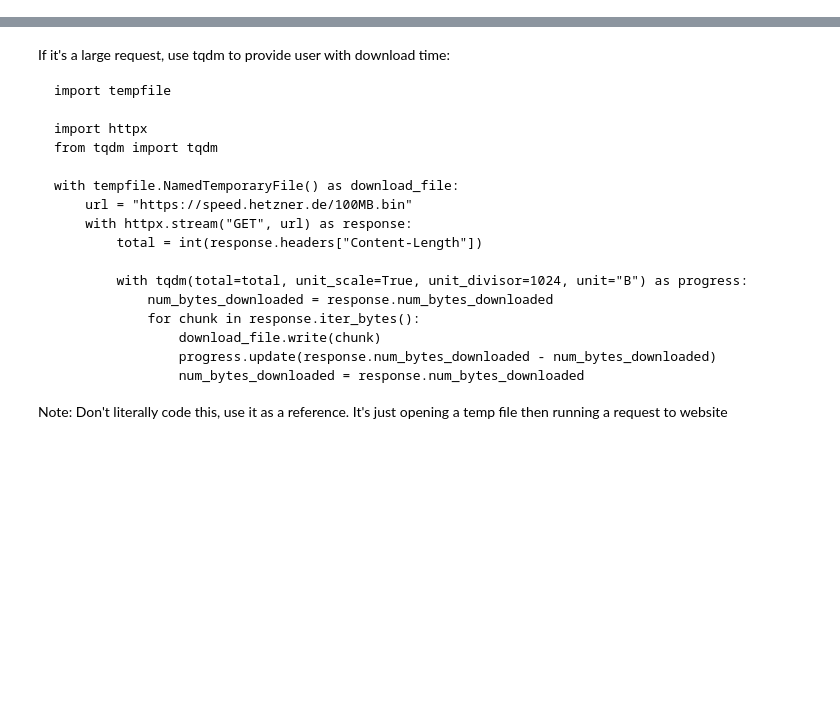
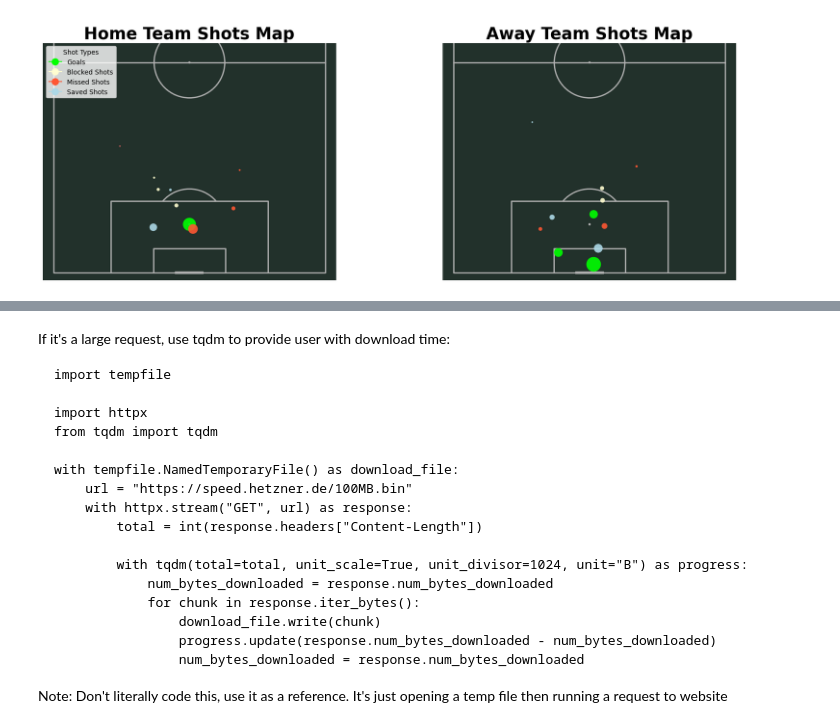
Before and after one commit to Calvinzheng123/sofascore-scrape, a Jupyter notebook: sofascore.ipynb, the cells around one changed output, grey strips where cells are left out. Drawn from its saved outputs; the diff is of its cells as text; code cells hidden in the pictures; blank space fills up the shorter version.

```diff
--- a/sofascore.ipynb
+++ b/sofascore.ipynb
@@ -1,3 +1,81 @@
+# %%
+import requests
+import pandas as pd
+import matplotlib.pyplot as plt
+from mplsoccer.pitch import VerticalPitch
+
+def plot_shotmap(match_id):
+    # Fetch the shotmap data
+    response = requests.get(f'https://sofascore.com/api/v1/event/{match_id}/shotmap')
+    shots = response.json()
+
+    # Normalize the shotmap data into a DataFrame
+    df = pd.json_normalize(shots['shotmap'])
+
+    df = df[df['situation'] != 'shootout']
+
+    # Define the selected columns
+    selected_columns = ['isHome', 'shotType', 'situation', 'bodyPart', 'goalMouthLocation',
+                        'xg', 'id', 'time', 'addedTime', 'timeSeconds', 'reversedPeriodTime',
+                        'reversedPeriodTimeSeconds', 'incidentType', 'player.name', 'player.position',
+                        'player.jerseyNumber', 'player.id', 'playerCoordinates.x', 'playerCoordinates.y',
+                        'playerCoordinates.z', 'goalMouthCoordinates.x', 'goalMouthCoordinates.y',
+                        'goalMouthCoordinates.z', 'blockCoordinates.x', 'blockCoordinates.y', 'blockCoordinates.z',
+                        'draw.start.x', 'draw.start.y', 'draw.block.x', 'draw.block.y', 'draw.end.x', 'draw.end.y',
+                        'draw.goal.x', 'draw.goal.y', 'goalType', 'xgot']
+
+    # Filter the DataFrame to include only the selected columns
+    result_df = df[selected_columns].copy()
+
+    # Filter result_df where 'isHome' column is true
+    result_df_home = result_df[result_df['isHome']].copy()
+    # Filter result_df where 'isHome' column is false
+    result_df_away = result_df[~result_df['isHome']].copy()
+
+    # Create subplots
+    fig, axes = plt.subplots(1, 2, figsize=(20, 6.5))
+
+    for ax, df, title in zip(axes, [result_df_home, result_df_away], ['Home', 'Away']):
+        # Create a VerticalPitch with half=True need to pad since the coords are for the bottom half.
+        pitch = VerticalPitch(half=True, pad_top=-70, pad_bottom=80, pitch_color='#22312b', pitch_type = 'opta')  # Set background color to #22312b
+
+        # Get the figure and axis objects from the pitch
+        pitch.draw(ax=ax)
+
+        df['edge_color'] = '#ea6969'  # Default edge color
+        df['face_color'] = None  # Blank face color
+
+        # Change the edge color based on shot type
+        df.loc[df['shotType'] == 'goal', 'edge_color'] = '#00FF00'  # Goal
+        df.loc[df['shotType'] == 'block', 'edge_color'] = '#fffdd0'  # Block
+        df.loc[df['shotType'] == 'miss', 'edge_color'] = '#FF5733'  # Miss
+        df.loc[df['shotType'] == 'save', 'edge_color'] = '#ADD8E6'  # Save
+
+        # Draw the scatter plot on the main pitch with solid circles and respective edge colors
+        scatter = ax.scatter(df['draw.start.x'], df['draw.start.y'], facecolors=df['edge_color'],
+                             edgecolors='none', marker='o', s=df['xg']*500, linewidth=1, alpha=.9, label='Shots Missed')
+
+        # Customize the scatter plot as needed
+        ax.set_title(f'{title} Team Shots Map', c='black', fontsize=25, weight='bold')
+
+    # Add legend with handles using the same edge color and face color as shots
+    legend_labels = {'goal': 'Goals', 'block': 'Blocked Shots', 'miss': 'Missed Shots', 'save': 'Saved Shots'}
+    handles = [
+        plt.Line2D([0], [0], marker='o', color=color, markerfacecolor=color, markeredgecolor=color, markersize=10, label=label)
+        for color, label in zip(['#00FF00', '#fffdd0', '#FF5733', '#ADD8E6'], legend_labels.values())
+    ]
+    axes[0].legend(handles=handles, title='Shot Types', loc='upper left')
+
+    # Add annotation in the top right corner
+    plt.annotate('Circle Sizes Represent xG', xy=(0.95, 0.95), xycoords='figure fraction', ha='right', va='top',
+                 bbox=dict(boxstyle="round,pad=0.3", edgecolor='white', facecolor='white', alpha=0.7), fontsize=14)
+
+    plt.show()
+
+# Call the function
+plot_shotmap(11911648)
+# %% [output]
+[figure, added]
 # %%
 import json
 import httpx
```
Also changed, not shown: parts of 18 cells of this notebook.
